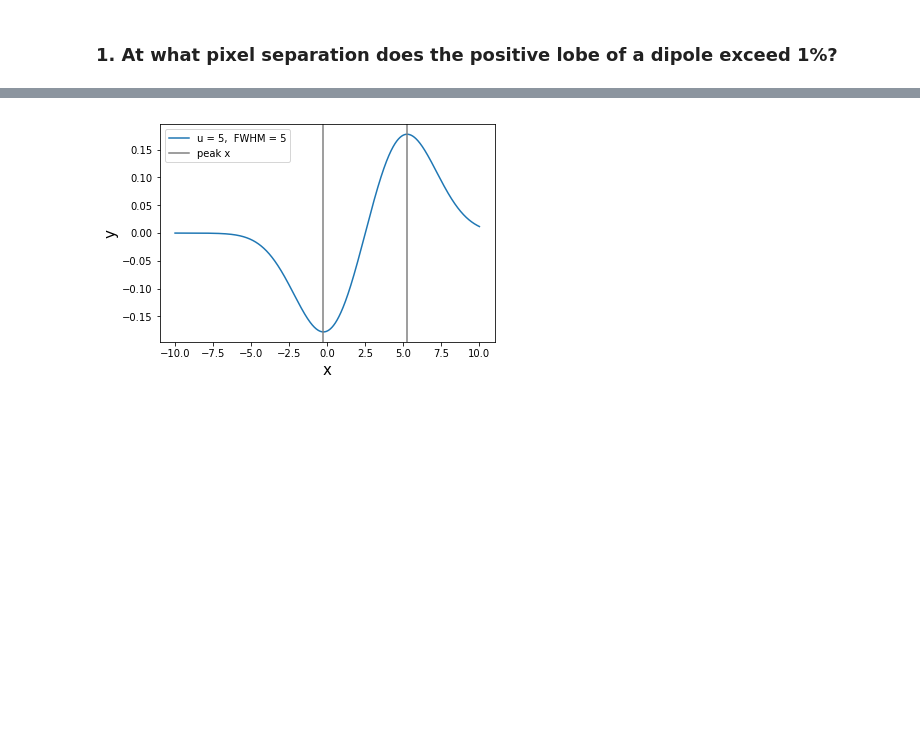
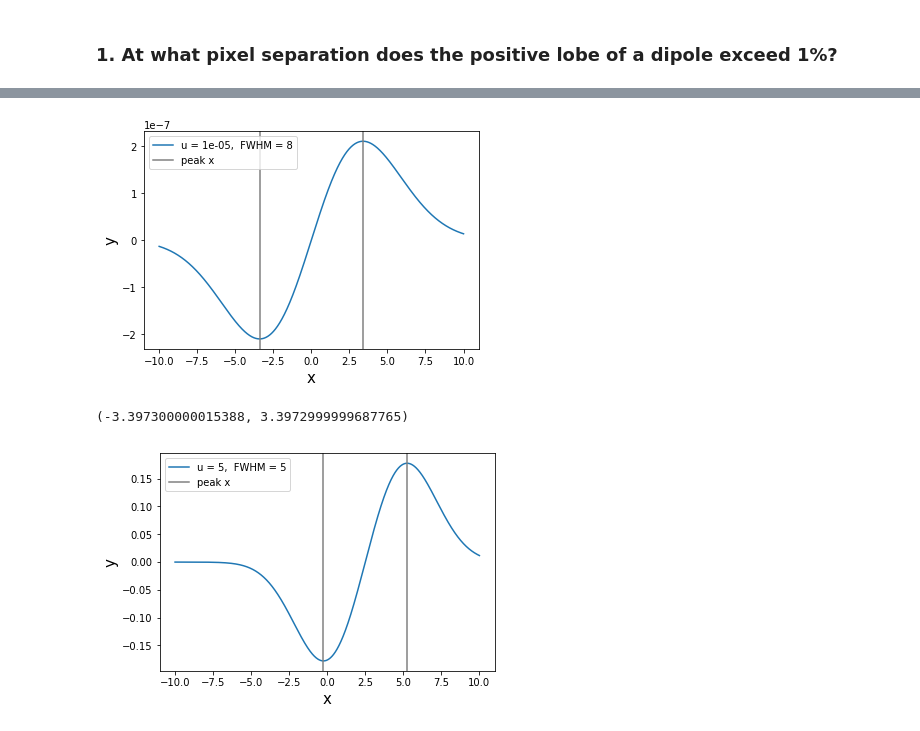
Before and after one commit to LSSTDESC/dia_improvement, a Jupyter notebook: devel/dipoe_separation.ipynb, the cells around one changed output, grey strips where cells are left out. Cells and saved outputs as stored; diff of their text form; code cells hidden in the pictures; blank space fills up the shorter version.

```diff
--- a/devel/dipoe_separation.ipynb
+++ b/devel/dipoe_separation.ipynb
@@ -92,3 +169,20 @@ which cannot be solved analytically. A numerical simulation of the dipole is sho
+# %%
+x = np.arange(-10,10,0.0001)
+u, fwhm = 0.00001, 8
+y = dipole_func(x, u=u, fwhm=fwhm)
+plt.plot(x, y, label=f'u = {u},  FWHM = {fwhm}')
+x_min, x_max = x[np.argmin(y)], x[np.argmax(y)]
+plt.xlabel('x', size=15)
+plt.ylabel('y', size=15)
+plt.axvline(x=x_min, color='gray', label='peak x')
+plt.axvline(x=x_max, color='gray')
+plt.legend(fontsize=10);
+# %% [output]
+[figure, added]
+# %%
+x_min, x_max
+# %% [output]
+(-3.397300000015388, 3.3972999999687765)
 # %%
 x = np.arange(-10,10,0.001)
 u, fwhm = 5, 5
```
Also changed, not shown: parts of 11 cells of this notebook, 19 other files.
